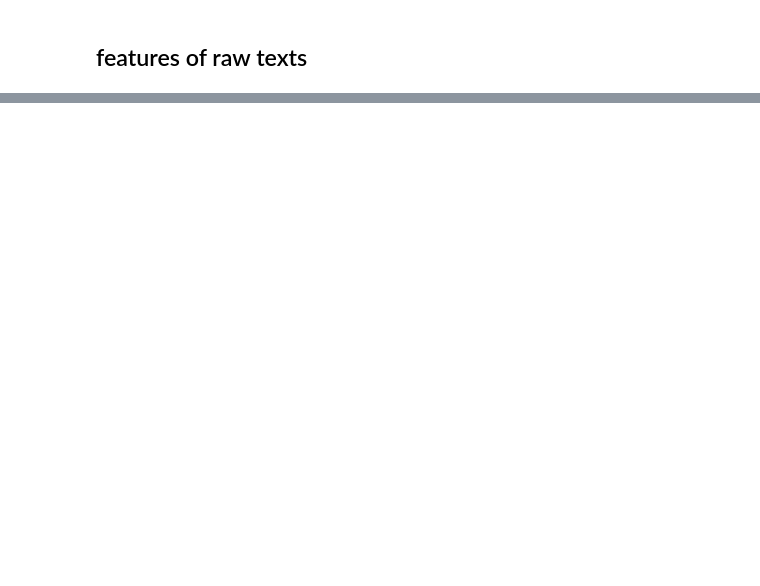
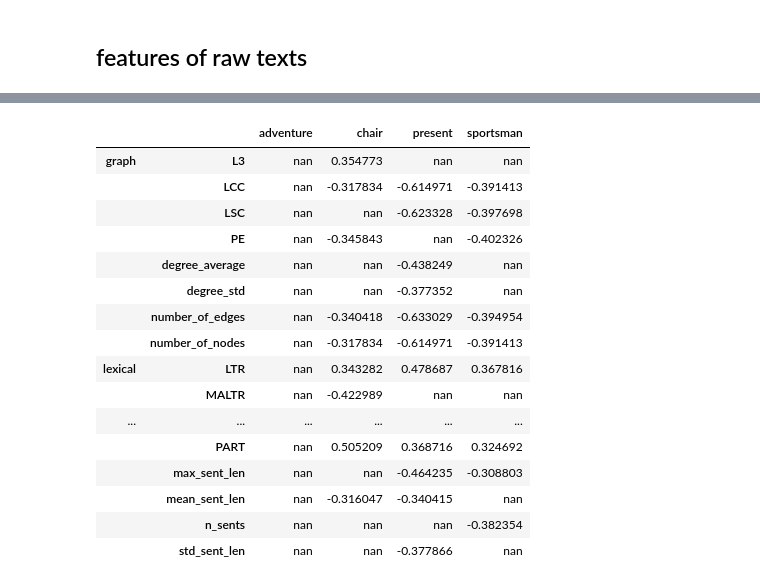
Before and after one commit to flying-bear/MA_thesis, a Jupyter notebook: scores_ru.ipynb, the cells around one changed output, grey strips where cells are left out. Drawn from its saved outputs; the diff is of its cells as text; code cells hidden in the pictures; blank space fills up the shorter version.

```diff
--- a/scores_ru.ipynb
+++ b/scores_ru.ipynb
@@ -240,0 +487,29 @@ raw.applymap(lambda x: len(x.split('.')) if not pd.isna(x) else np.nan).mean(axi
+# %%
+def corr(df, target):
+    return df[~pd.isnull(df[target])].corr()[target]
+# %%
+def corr_thresh(df, target, thresh=0.3, drop_target=True):
+    corr_tgt = corr(df, target)
+    corr_tgt.drop('target', inplace=True)
+    return corr_tgt[abs(corr_tgt) >= thresh]
+# %%
+import copy
+cmap = copy.copy(plt.cm.get_cmap("Blues"))
+cmap.set_under("white")
+
+def color_nan_white(val):
+    """Color the nan text white"""
+    if np.isnan(val):
+        return 'color: white'
+
+def color_nan_white_background(val):
+    """Color the nan cell background white"""
+    if np.isnan(val):
+        return 'background-color: white'
+# %%
+def style(df, vmin=None, vmax=None, cmap='Blues'):
+    return(df.style
+            .background_gradient(vmin=vmin, vmax=vmax, cmap=cmap)
+            .applymap(lambda x: color_nan_white(x))
+            .applymap(lambda x: color_nan_white_background(x))
+        )
@@ -240,0 +536,20 @@ raw.applymap(lambda x: len(x.split('.')) if not pd.isna(x) else np.nan).mean(axi
+# %%
+style(aplly_to_all_tasks(merge_df, corr_thresh, target=('target', 'panss_p')))
+# %% [output]
+|  |  | adventure | chair | present | sportsman |
+| graph | L3 | nan | 0.354773 | nan | nan |
+|  | LCC | nan | -0.317834 | -0.614971 | -0.391413 |
+|  | LSC | nan | nan | -0.623328 | -0.397698 |
+|  | PE | nan | -0.345843 | nan | -0.402326 |
+|  | degree_average | nan | nan | -0.438249 | nan |
+|  | degree_std | nan | nan | -0.377352 | nan |
+|  | number_of_edges | nan | -0.340418 | -0.633029 | -0.394954 |
+|  | number_of_nodes | nan | -0.317834 | -0.614971 | -0.391413 |
+| lexical | LTR | nan | 0.343282 | 0.478687 | 0.367816 |
+|  | MALTR | nan | -0.422989 | nan | nan |
+| ... | ... | ... | ... | ... | ... |
+|  | PART | nan | 0.505209 | 0.368716 | 0.324692 |
+|  | max_sent_len | nan | nan | -0.464235 | -0.308803 |
+|  | mean_sent_len | nan | -0.316047 | -0.340415 | nan |
+|  | n_sents | nan | nan | nan | -0.382354 |
+|  | std_sent_len | nan | nan | -0.377866 | nan |
```
Also changed, not shown: parts of 72 cells of this notebook.
